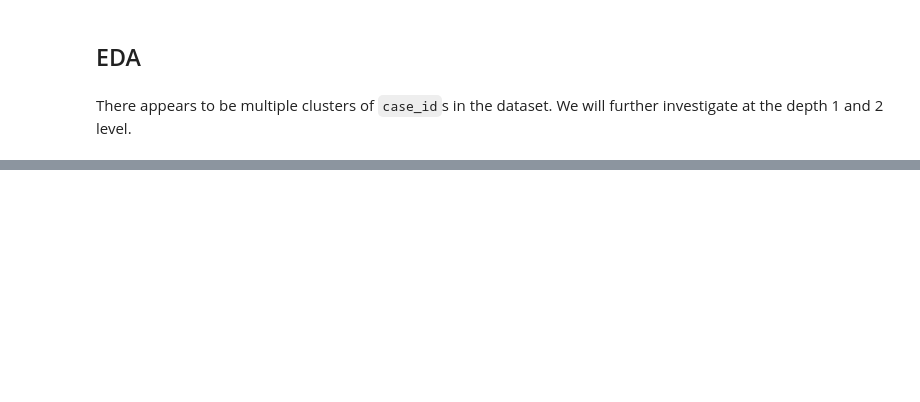
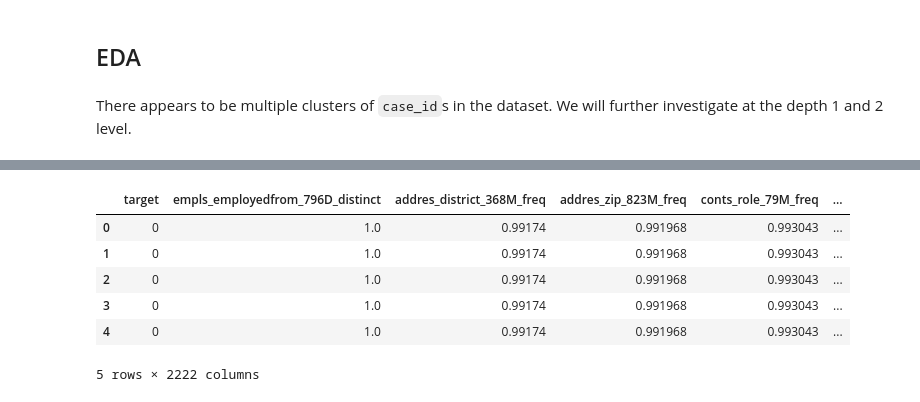
Before and after one commit to DataScienceAndEngineering/machine-learning-dse-i210-final-project-credit-risk, a Jupyter notebook: notebooks/wl_outlier_inspection.ipynb, the cells around one changed output, grey strips where cells are left out. Drawn from its saved outputs; the diff is of its cells as text; code cells hidden in the pictures; blank space fills up the shorter version.

```diff
--- a/notebooks/wl_outlier_inspection.ipynb
+++ b/notebooks/wl_outlier_inspection.ipynb
@@ -113,0 +152,16 @@ plt.show()
+# %%
+df_imputed = df_filtered.copy()
+
+for col in df_imputed.columns:
+    if df_imputed[col].isna().sum() > 0:
+        df_imputed[col] = df_imputed[col].fillna(df_imputed[col].median())
+# %%
+df_imputed.head()
+# %% [output]
+|  | target | empls_employedfrom_796D_distinct | addres_district_368M_freq | addres_zip_823M_freq | conts_role_79M_freq | ... |
+| 0 | 0 | 1.0 | 0.99174 | 0.991968 | 0.993043 | ... |
+| 1 | 0 | 1.0 | 0.99174 | 0.991968 | 0.993043 | ... |
+| 2 | 0 | 1.0 | 0.99174 | 0.991968 | 0.993043 | ... |
+| 3 | 0 | 1.0 | 0.99174 | 0.991968 | 0.993043 | ... |
+| 4 | 0 | 1.0 | 0.99174 | 0.991968 | 0.993043 | ... |
+5 rows × 2222 columns
```
Also changed, not shown: parts of 6 cells of this notebook, 1 other file.
